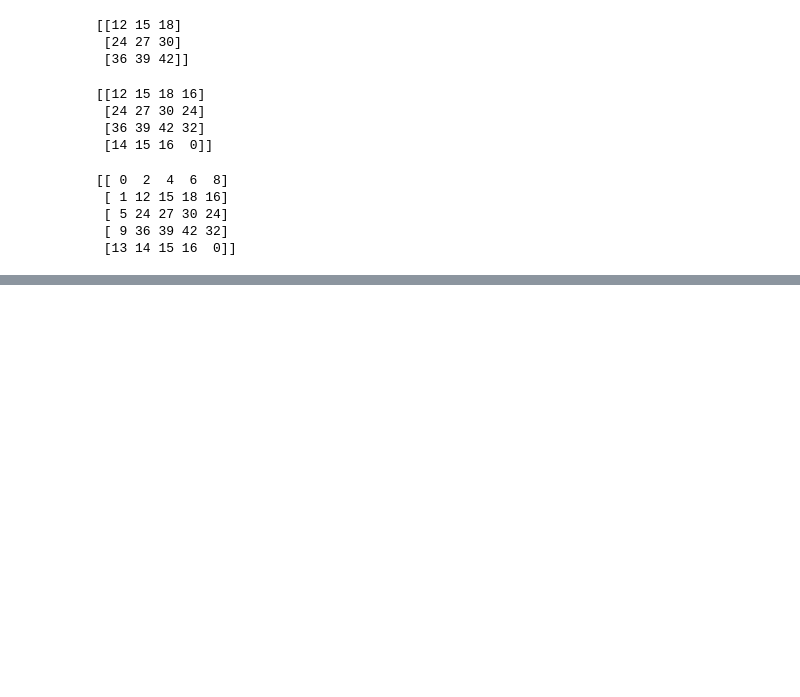
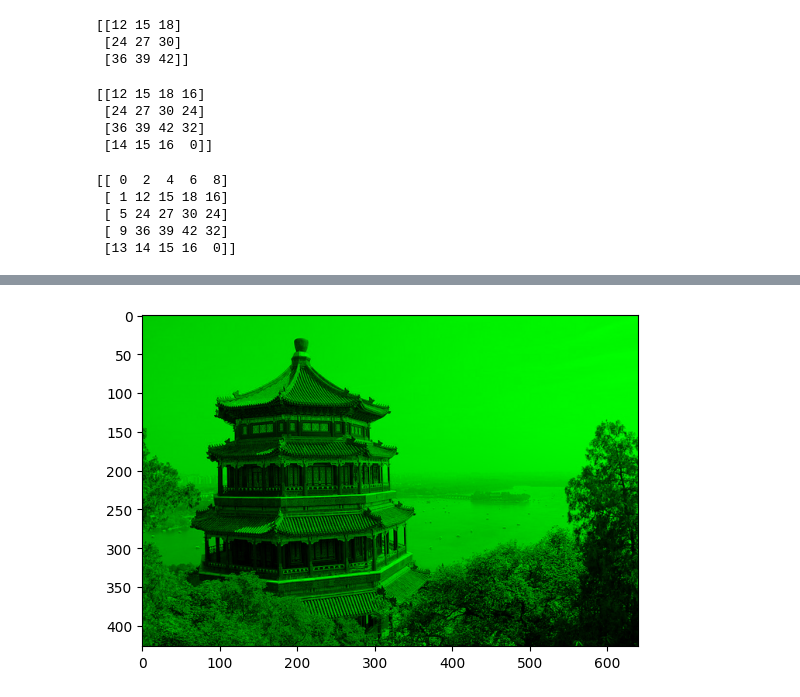
Before and after one commit to JakeOh/202605_BD57, a Jupyter notebook: lab_ml/ml18_cnn.ipynb, the cells around one changed output, grey strips where cells are left out. Cells and saved outputs as stored; diff of their text form; code cells hidden in the pictures; blank space fills up the shorter version.

```diff
--- a/lab_ml/ml18_cnn.ipynb
+++ b/lab_ml/ml18_cnn.ipynb
@@ -149,0 +193,7 @@ print(result)
+# %%
+copy = china_scaled.copy()
+copy[:, :, [0, 2]] = 0.0  # red, blue 색상을 모두 0으로. green 색상만 남김.
+plt.imshow(copy)
+plt.show()
+# %% [output]
+[figure, added]
```
Also changed, not shown: parts of 15 cells of this notebook.
